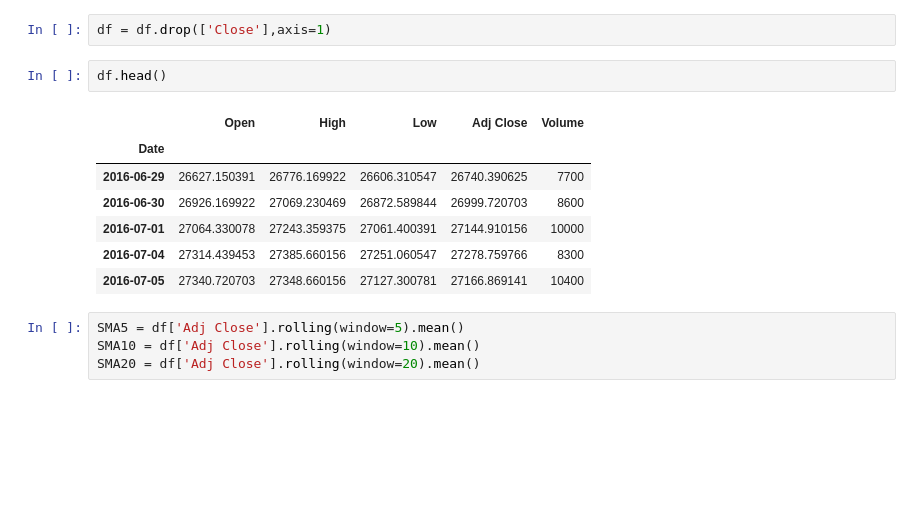
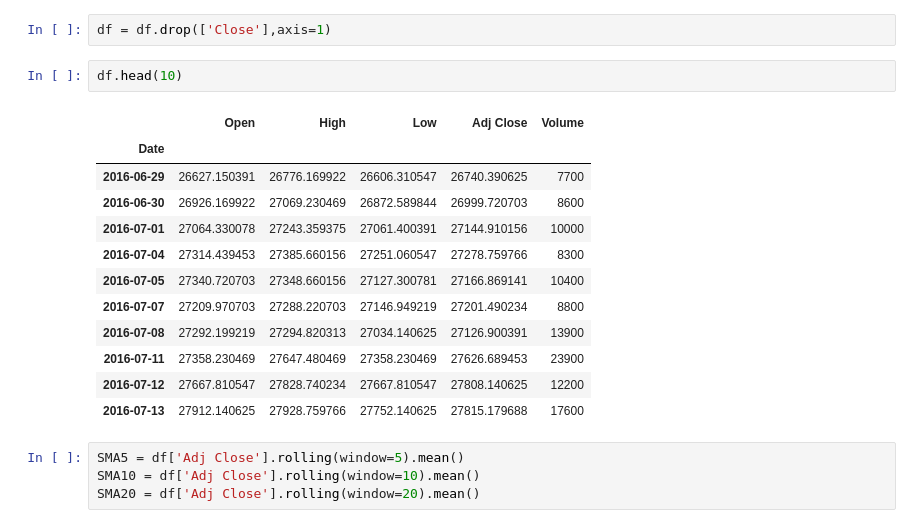
Before and after one commit to anp-scp/stock_price_prediction, a Jupyter notebook: notebooks/test#1.ipynb, the cells around one changed output. Saved outputs shown, nothing was run; the diff lists cells and outputs as text; blank space fills up the shorter version.

```diff
--- a/notebooks/test#1.ipynb
+++ b/notebooks/test#1.ipynb
@@ -18,15 +18,20 @@ df = dfOriginal.set_index("Date")
 # %%
 df = df.drop(['Close'],axis=1)
 # %%
-df.head()
+df.head(10)
 # %% [output]
 |  | Open | High | Low | Adj Close | Volume |
 | Date |  |  |  |  |  |
 | 2016-06-29 | 26627.150391 | 26776.169922 | 26606.310547 | 26740.390625 | 7700 |
 | 2016-06-30 | 26926.169922 | 27069.230469 | 26872.589844 | 26999.720703 | 8600 |
 | 2016-07-01 | 27064.330078 | 27243.359375 | 27061.400391 | 27144.910156 | 10000 |
 | 2016-07-04 | 27314.439453 | 27385.660156 | 27251.060547 | 27278.759766 | 8300 |
 | 2016-07-05 | 27340.720703 | 27348.660156 | 27127.300781 | 27166.869141 | 10400 |
+| 2016-07-07 | 27209.970703 | 27288.220703 | 27146.949219 | 27201.490234 | 8800 |
+| 2016-07-08 | 27292.199219 | 27294.820313 | 27034.140625 | 27126.900391 | 13900 |
+| 2016-07-11 | 27358.230469 | 27647.480469 | 27358.230469 | 27626.689453 | 23900 |
+| 2016-07-12 | 27667.810547 | 27828.740234 | 27667.810547 | 27808.140625 | 12200 |
+| 2016-07-13 | 27912.140625 | 27928.759766 | 27752.140625 | 27815.179688 | 17600 |
 # %%
 SMA5 = df['Adj Close'].rolling(window=5).mean()
 SMA10 = df['Adj Close'].rolling(window=10).mean()
```
Also changed, not shown: parts of 4 cells of this notebook, 4 other files.
